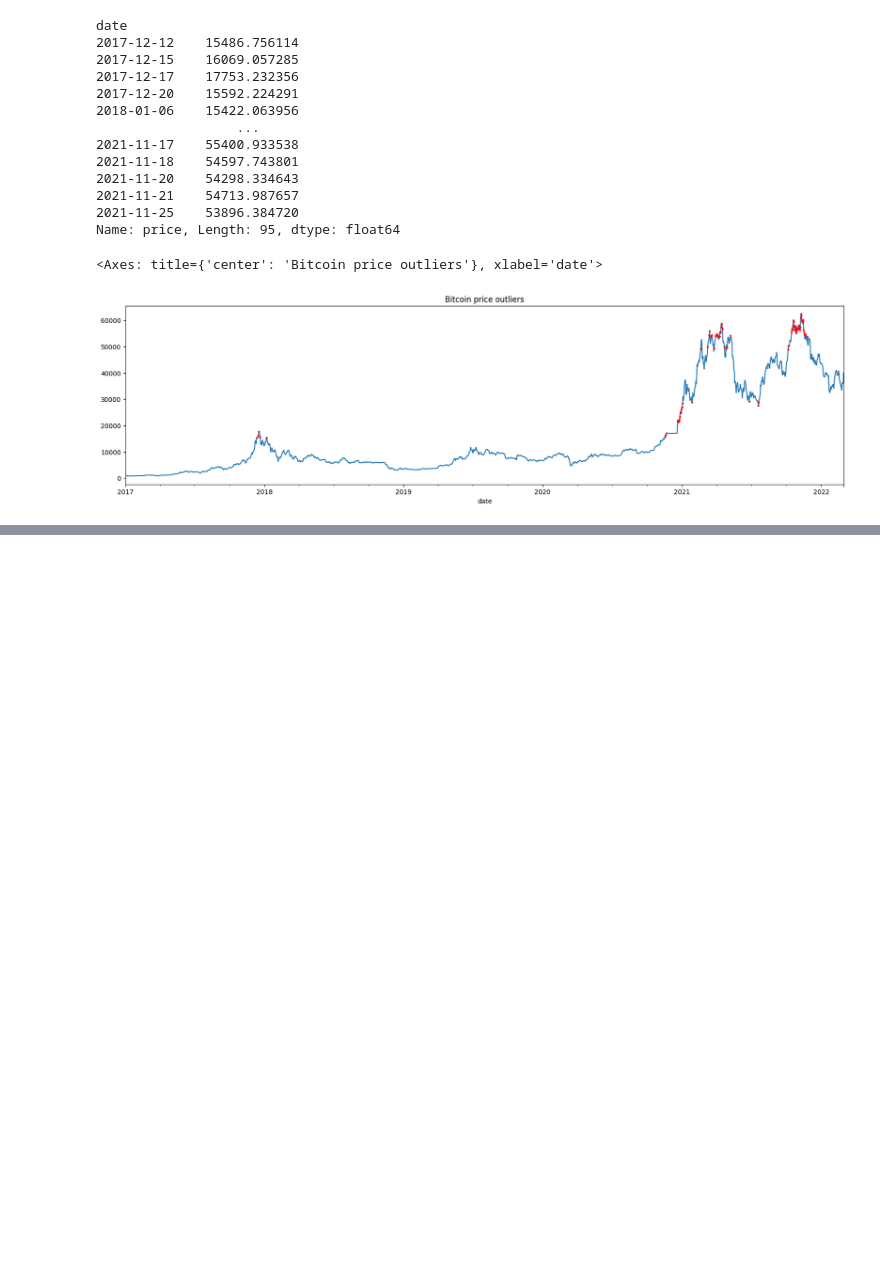
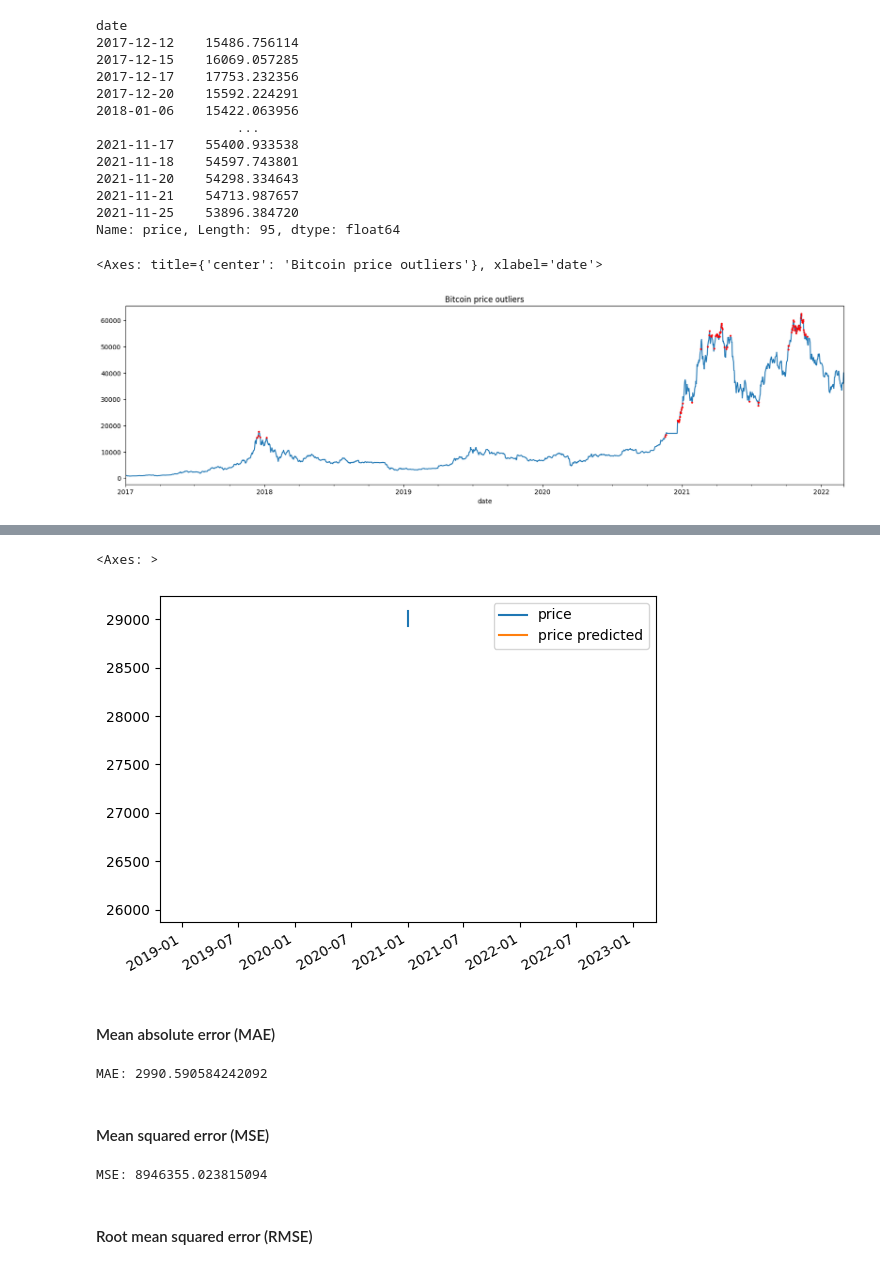
Before and after one commit to tiagohorta21/bitcoin_idc, a Jupyter notebook: main.ipynb, the cells around one changed output, grey strips where cells are left out. Saved outputs shown, nothing was run; the diff lists cells and outputs as text; code cells hidden in the pictures; blank space fills up the shorter version.

Commit message:
main: prediction updates

```diff
--- a/main.ipynb
+++ b/main.ipynb
@@ -861,0 +902,14 @@ potential_outliers.plot(style='ro', title='Bitcoin price outliers', figsize=(20,
+# %%
+from sklearn.preprocessing import PolynomialFeatures
+
+# Get the features and target
+X = dataframe[['year', 'month']]
+y = dataframe['price']
+
+# Create the PolynomialFeatures model
+poly_features_model = PolynomialFeatures(degree=5)
+
+# Fit and apply model
+X = pd.DataFrame(poly_features_model.fit_transform(X), columns=poly_features_model.get_feature_names_out(['year', 'month']))
+
+X
@@ -861,0 +932,26 @@ potential_outliers.plot(style='ro', title='Bitcoin price outliers', figsize=(20,
+# %%
+from sklearn.pipeline import Pipeline
+from sklearn.preprocessing import StandardScaler
+from sklearn.linear_model import Ridge
+
+# Split the data into training and test sets, predictiong the next year day
+n_train = 12
+X_train = X.iloc[:-n_train]
+y_train = y[:-n_train]
+
+X_test =  X.iloc[-n_train:]
+y_test = y[-n_train:]
+
+# Fit a regression model to the training data
+reg_model = Pipeline([('scaler', StandardScaler()), ('Ridge', Ridge(alpha=0.001, max_iter=10**4))])
+reg_model.fit(X_train, y_train)
+
+# Use the model to predict values for the test set
+y_test_pred = reg_model.predict(X_test)
+
+# Build a dataframe with the real, predicted and error values
+df_test_pred = pd.DataFrame()
+df_test_pred['price'] = y_test
+df_test_pred['pred price'] = y_test_pred
+df_test_pred['error'] = df_test_pred['price'] - df_test_pred['pred price']
+df_test_pred
@@ -861,0 +972,30 @@ potential_outliers.plot(style='ro', title='Bitcoin price outliers', figsize=(20,
+# %%
+df_test = pd.DataFrame(y_test)
+df_test["price predicted"] = y_test_pred
+df_test.set_index(pd.to_datetime(dict(year=X_test.year, month=X_test.month, day=1)), inplace=True)
+df_test.plot()
+# %% [output]
+<Axes: >
+[figure, added]
+# %% [markdown]
+#### Mean absolute error (MAE)
+# %%
+from sklearn.metrics import mean_absolute_error
+
+# A lower MAE indicates a more accurate model
+mae = mean_absolute_error(y_test, y_test_pred)
+print('MAE:', mae)
+# %% [output]
+MAE: 2990.590584242092
+# %% [markdown]
+#### Mean squared error (MSE)
+# %%
+from sklearn.metrics import mean_squared_error
+
+# The MSE penalizes large errors more heavily than small errors.
+MSE = mean_squared_error(y_test, y_test_pred)
+print('MSE:', MSE)
+# %% [output]
+MSE: 8946355.023815094
+# %% [markdown]
+#### Root mean squared error (RMSE)
```
Also changed, not shown: parts of 31 cells of this notebook.
